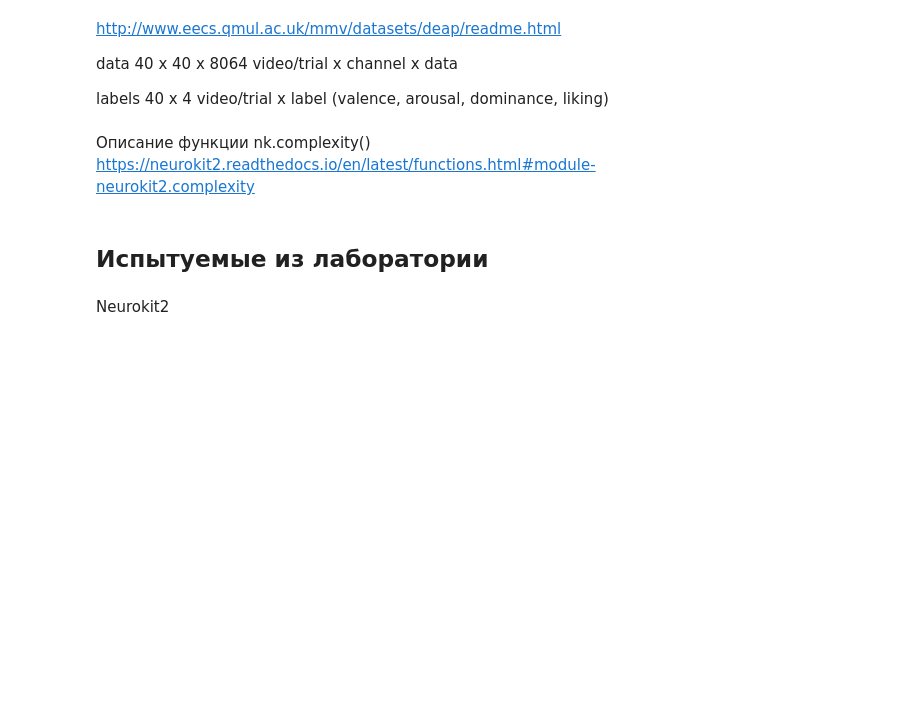
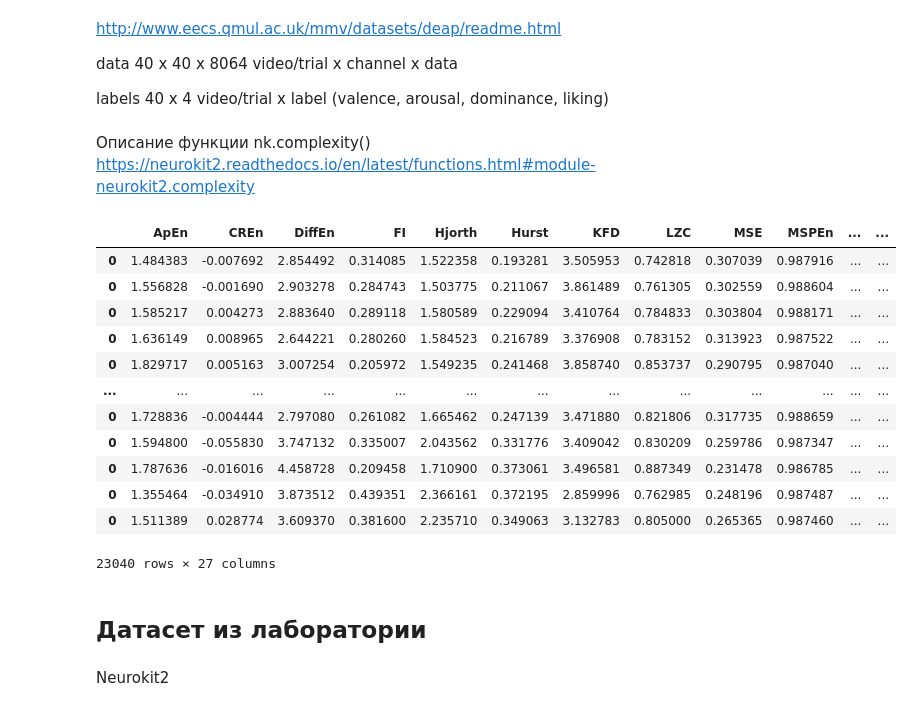
Before and after one commit to Nakinamo/EEG-notebooks, a Jupyter notebook: Feature_extraction.ipynb, the cells around one changed output. Drawn from its saved outputs; the diff is of its cells as text; code cells hidden in the pictures; blank space fills up the shorter version.

```diff
--- a/Feature_extraction.ipynb
+++ b/Feature_extraction.ipynb
@@ -36,8 +46,33 @@ for Subject in tqdm_notebook(range(1 , n_subjects + 1)):
                 continue
             # Просмотр начинается с 384 сэмпла
             df, info = nk.complexity(raw['data'][film][ch_order[channel]][384:], which = ['fast', 'medium'])
+
             df['Subj'] =  Subj
-            df['film'] = film
-            df['ch'] = ch_names[channel]
+            df['film'] = film + 1
+            df['ch'] = channel + 1
             df['labels'] = raw['labels'][film][3]
             df.to_excel('G:/Мой диск/Research/Project2022/features_deap_40_128_neurokit/S_{}_F_{}_{}_.xlsx'.format(Subject, film, ch_names[channel]), index=False)
+# %%
+ch_names = ['Fz', 'F3', 'F7','C3', 'T7', 'Pz', 'P3','P7', 'O1', 'Oz', 'O2','P4', 'P8', 'Cz','C4', 'T8', 'F4', 'F8']
+neurokit_deap = pd.DataFrame()
+for i in tqdm_notebook(range(32)):
+    Subject = ('0' + str(i + 1)) if i + 1 < 10 else str(i + 1)
+    for j in tqdm_notebook(range(40)):
+        for k in tqdm_notebook(range(18)):
+            neurokit_deap = pd.concat([neurokit_deap, pd.read_excel('G:/Мой диск/Research/Project2022/features_deap_neurokit/features_deap_40_128_neurokit/S_{}_F_{}_{}_.xlsx'.format(Subject, j, ch_names[k]))], axis=0)
+# %%
+neurokit_deap
+# %% [output]
+|  | ApEn | CREn | DiffEn | FI | Hjorth | Hurst | KFD | LZC | MSE | MSPEn | ... | ... |
+| 0 | 1.484383 | -0.007692 | 2.854492 | 0.314085 | 1.522358 | 0.193281 | 3.505953 | 0.742818 | 0.307039 | 0.987916 | ... | ... |
+| 0 | 1.556828 | -0.001690 | 2.903278 | 0.284743 | 1.503775 | 0.211067 | 3.861489 | 0.761305 | 0.302559 | 0.988604 | ... | ... |
+| 0 | 1.585217 | 0.004273 | 2.883640 | 0.289118 | 1.580589 | 0.229094 | 3.410764 | 0.784833 | 0.303804 | 0.988171 | ... | ... |
+| 0 | 1.636149 | 0.008965 | 2.644221 | 0.280260 | 1.584523 | 0.216789 | 3.376908 | 0.783152 | 0.313923 | 0.987522 | ... | ... |
+| 0 | 1.829717 | 0.005163 | 3.007254 | 0.205972 | 1.549235 | 0.241468 | 3.858740 | 0.853737 | 0.290795 | 0.987040 | ... | ... |
+| ... | ... | ... | ... | ... | ... | ... | ... | ... | ... | ... | ... | ... |
+| 0 | 1.728836 | -0.004444 | 2.797080 | 0.261082 | 1.665462 | 0.247139 | 3.471880 | 0.821806 | 0.317735 | 0.988659 | ... | ... |
+| 0 | 1.594800 | -0.055830 | 3.747132 | 0.335007 | 2.043562 | 0.331776 | 3.409042 | 0.830209 | 0.259786 | 0.987347 | ... | ... |
+| 0 | 1.787636 | -0.016016 | 4.458728 | 0.209458 | 1.710900 | 0.373061 | 3.496581 | 0.887349 | 0.231478 | 0.986785 | ... | ... |
+| 0 | 1.355464 | -0.034910 | 3.873512 | 0.439351 | 2.366161 | 0.372195 | 2.859996 | 0.762985 | 0.248196 | 0.987487 | ... | ... |
+| 0 | 1.511389 | 0.028774 | 3.609370 | 0.381600 | 2.235710 | 0.349063 | 3.132783 | 0.805000 | 0.265365 | 0.987460 | ... | ... |
+23040 rows × 27 columns
@@ -44,5 +81,5 @@ for Subject in tqdm_notebook(range(1 , n_subjects + 1)):
 # %% [markdown]
-## Испытуемые из лаборатории
+## Датасет из лаборатории
 # %% [markdown]
 Neurokit2
 # %% [markdown]
```
Also changed, not shown: parts of 22 cells of this notebook.
